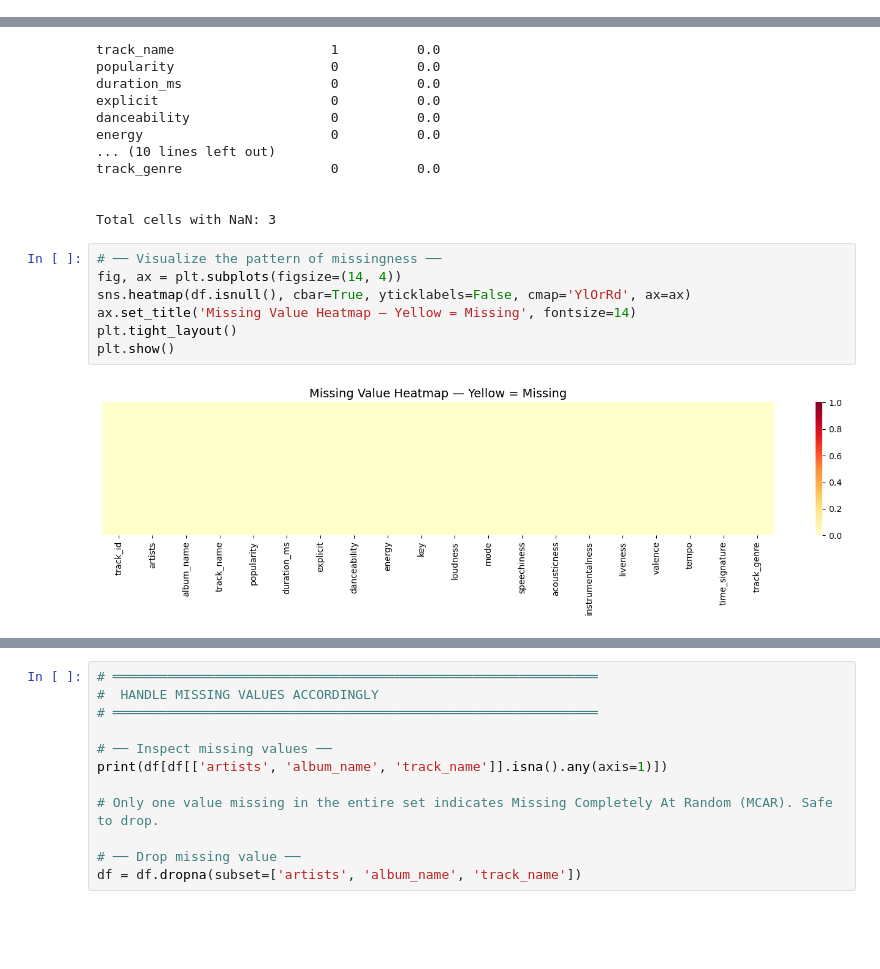
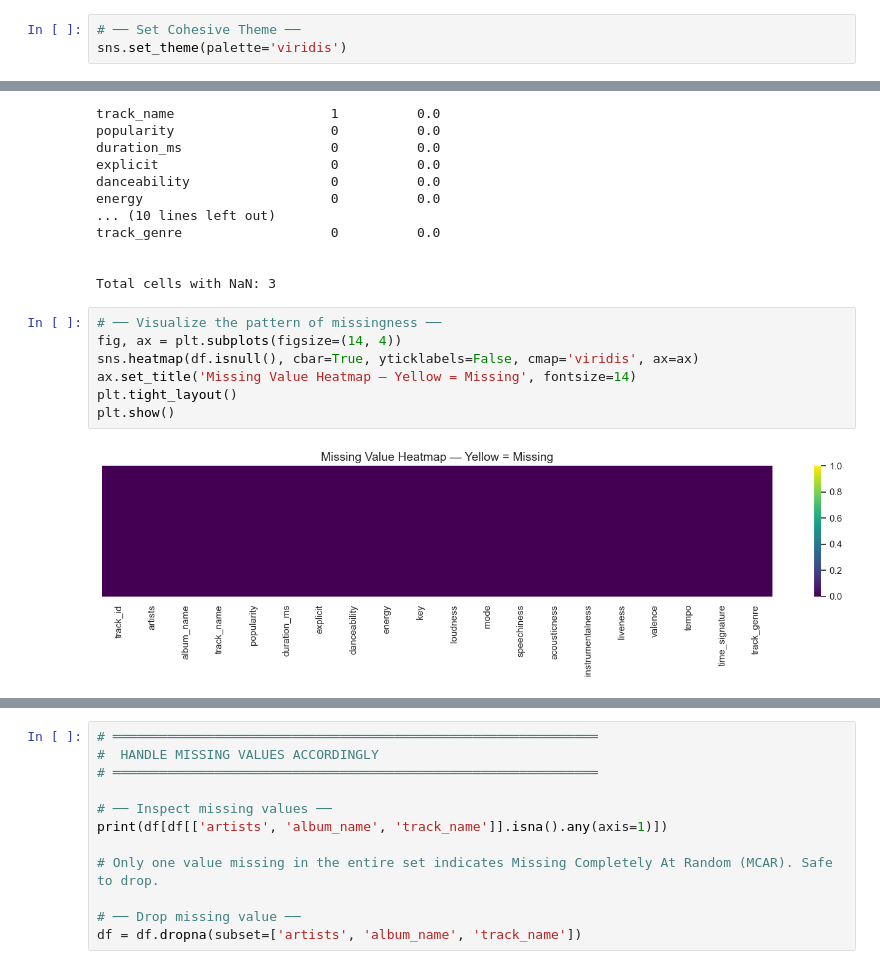
Before and after one commit to vampdevice/spotify-analysis, a Jupyter notebook: spotify_analysis.ipynb, the cells around one changed output, grey strips where cells are left out. Drawn from its saved outputs; the diff is of its cells as text; blank space fills up the shorter version.

```diff
--- a/spotify_analysis.ipynb
+++ b/spotify_analysis.ipynb
@@ -19,6 +19,9 @@ import seaborn as sns
 
 # ── PCA Analysis and Clustering ──
 import sklearn
+# %%
+# ── Set Cohesive Theme ──
+sns.set_theme(palette='viridis')
 # %% [markdown]
 ## Step 1: Load Dataset
 ### Read data into memory; first look
@@ -168,12 +171,12 @@ Total cells with NaN: 3
 # %%
 # ── Visualize the pattern of missingness ──
 fig, ax = plt.subplots(figsize=(14, 4))
-sns.heatmap(df.isnull(), cbar=True, yticklabels=False, cmap='YlOrRd', ax=ax)
+sns.heatmap(df.isnull(), cbar=True, yticklabels=False, cmap='viridis', ax=ax)
 ax.set_title('Missing Value Heatmap — Yellow = Missing', fontsize=14)
 plt.tight_layout()
 plt.show()
 # %% [output]
-[figure, old version]
+[figure, new version]
 # %% [markdown]
 ![Figure 1](images/missing_heatmap.png)
 # %%
```
Also changed, not shown: parts of 8 cells of this notebook, 9 other files.
